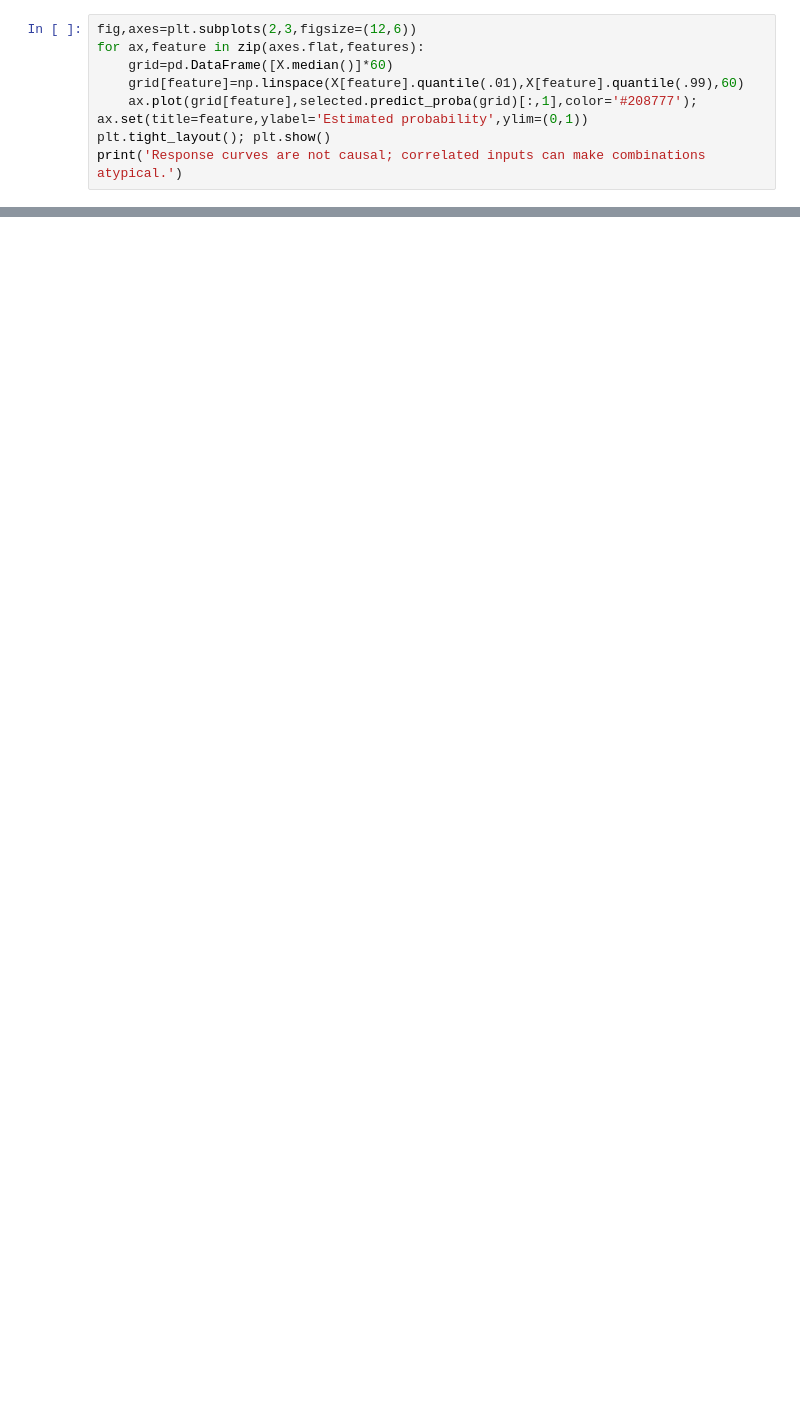
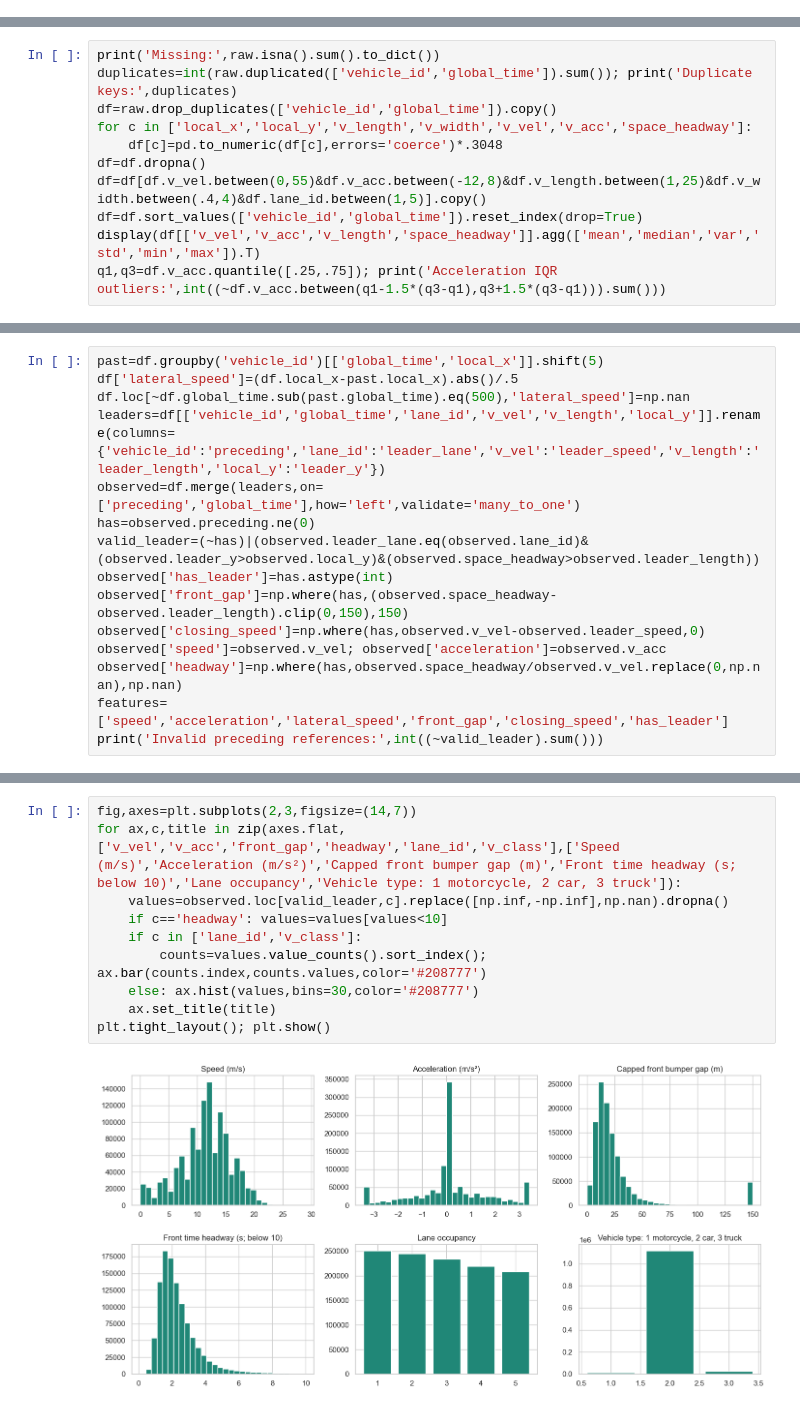
Before and after one commit to DoctorDictator/CSE3141-Predictive-Analytics, a Jupyter notebook: notebooks/NearMiss.ipynb, the cells around one changed output, grey strips where cells are left out. Cells and saved outputs as stored; diff of their text form; blank space fills up the shorter version.

Commit message:
feat(ml): replace conflict proxies with observed lane-change behavior prediction

```diff
--- a/notebooks/NearMiss.ipynb
+++ b/notebooks/NearMiss.ipynb
@@ -268,8 +0,0 @@ Current-headway persistence baseline F1: 0.8275517843773397
-# %%
-fig,axes=plt.subplots(2,3,figsize=(12,6))
-for ax,feature in zip(axes.flat,features):
-    grid=pd.DataFrame([X.median()]*60)
-    grid[feature]=np.linspace(X[feature].quantile(.01),X[feature].quantile(.99),60)
-    ax.plot(grid[feature],selected.predict_proba(grid)[:,1],color='#208777'); ax.set(title=feature,ylabel='Estimated probability',ylim=(0,1))
-plt.tight_layout(); plt.show()
-print('Response curves are not causal; correlated inputs can make combinations atypical.')
@@ -447,0 +86,11 @@ The simulator combines learned conflict estimates with explicit clearance and mo
+# %%
+print('Missing:',raw.isna().sum().to_dict())
+duplicates=int(raw.duplicated(['vehicle_id','global_time']).sum()); print('Duplicate keys:',duplicates)
+df=raw.drop_duplicates(['vehicle_id','global_time']).copy()
+for c in ['local_x','local_y','v_length','v_width','v_vel','v_acc','space_headway']:
+    df[c]=pd.to_numeric(df[c],errors='coerce')*.3048
+df=df.dropna()
+df=df[df.v_vel.between(0,55)&df.v_acc.between(-12,8)&df.v_length.between(1,25)&df.v_width.between(.4,4)&df.lane_id.between(1,5)].copy()
+df=df.sort_values(['vehicle_id','global_time']).reset_index(drop=True)
+display(df[['v_vel','v_acc','v_length','space_headway']].agg(['mean','median','var','std','min','max']).T)
+q1,q3=df.v_acc.quantile([.25,.75]); print('Acceleration IQR outliers:',int((~df.v_acc.between(q1-1.5*(q3-q1),q3+1.5*(q3-q1))).sum()))
@@ -447,0 +111,15 @@ The simulator combines learned conflict estimates with explicit clearance and mo
+# %%
+past=df.groupby('vehicle_id')[['global_time','local_x']].shift(5)
+df['lateral_speed']=(df.local_x-past.local_x).abs()/.5
+df.loc[~df.global_time.sub(past.global_time).eq(500),'lateral_speed']=np.nan
+leaders=df[['vehicle_id','global_time','lane_id','v_vel','v_length','local_y']].rename(columns={'vehicle_id':'preceding','lane_id':'leader_lane','v_vel':'leader_speed','v_length':'leader_length','local_y':'leader_y'})
+observed=df.merge(leaders,on=['preceding','global_time'],how='left',validate='many_to_one')
+has=observed.preceding.ne(0)
+valid_leader=(~has)|(observed.leader_lane.eq(observed.lane_id)&(observed.leader_y>observed.local_y)&(observed.space_headway>observed.leader_length))
+observed['has_leader']=has.astype(int)
+observed['front_gap']=np.where(has,(observed.space_headway-observed.leader_length).clip(0,150),150)
+observed['closing_speed']=np.where(has,observed.v_vel-observed.leader_speed,0)
+observed['speed']=observed.v_vel; observed['acceleration']=observed.v_acc
+observed['headway']=np.where(has,observed.space_headway/observed.v_vel.replace(0,np.nan),np.nan)
+features=['speed','acceleration','lateral_speed','front_gap','closing_speed','has_leader']
+print('Invalid preceding references:',int((~valid_leader).sum()))
@@ -447,0 +128,12 @@ The simulator combines learned conflict estimates with explicit clearance and mo
+# %%
+fig,axes=plt.subplots(2,3,figsize=(14,7))
+for ax,c,title in zip(axes.flat,['v_vel','v_acc','front_gap','headway','lane_id','v_class'],['Speed (m/s)','Acceleration (m/s²)','Capped front bumper gap (m)','Front time headway (s; below 10)','Lane occupancy','Vehicle type: 1 motorcycle, 2 car, 3 truck']):
+    values=observed.loc[valid_leader,c].replace([np.inf,-np.inf],np.nan).dropna()
+    if c=='headway': values=values[values<10]
+    if c in ['lane_id','v_class']:
+        counts=values.value_counts().sort_index(); ax.bar(counts.index,counts.values,color='#208777')
+    else: ax.hist(values,bins=30,color='#208777')
+    ax.set_title(title)
+plt.tight_layout(); plt.show()
+# %% [output]
+[figure, added]
```
Also changed, not shown: parts of 63 cells of this notebook, 20 other files.
